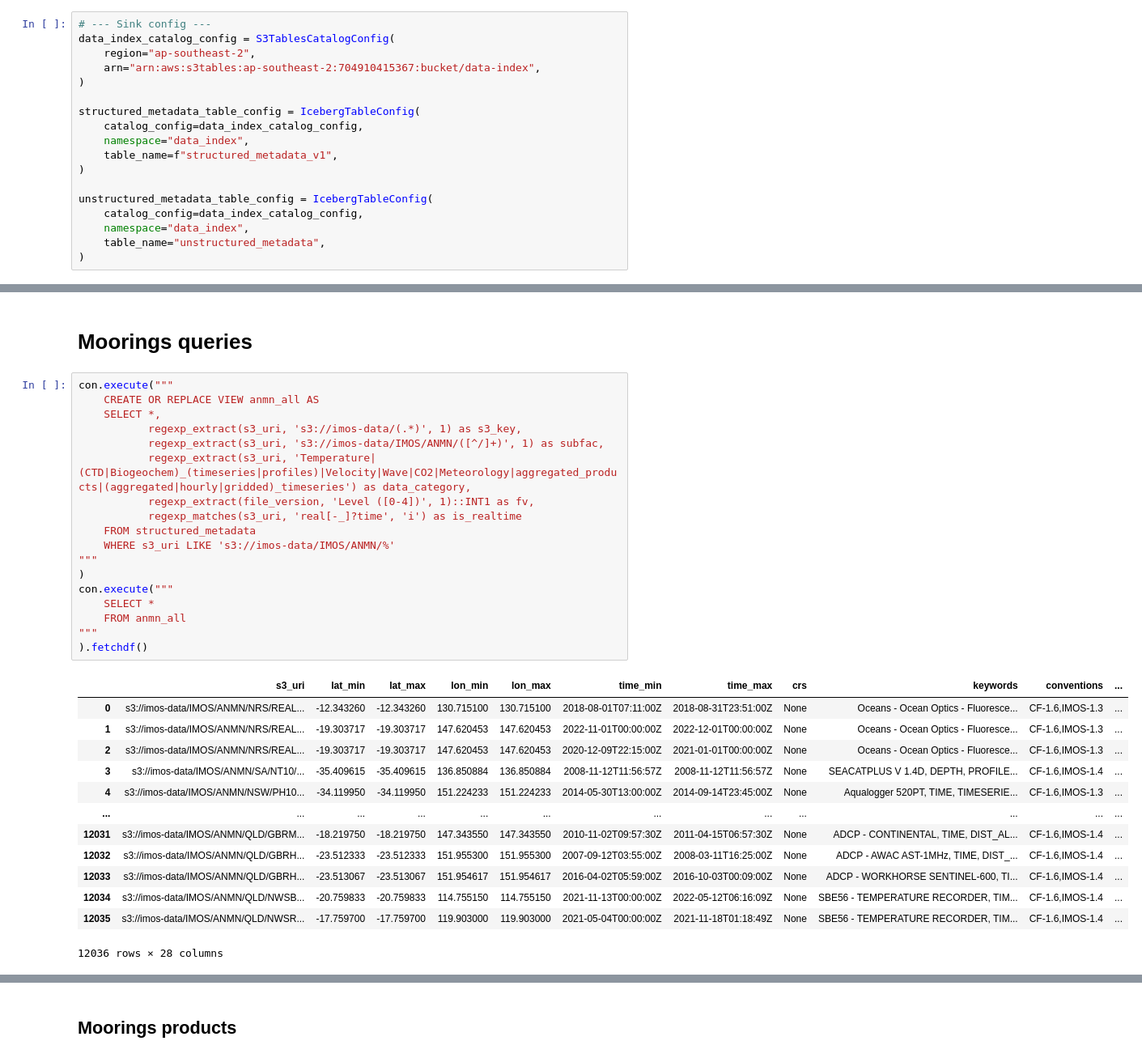
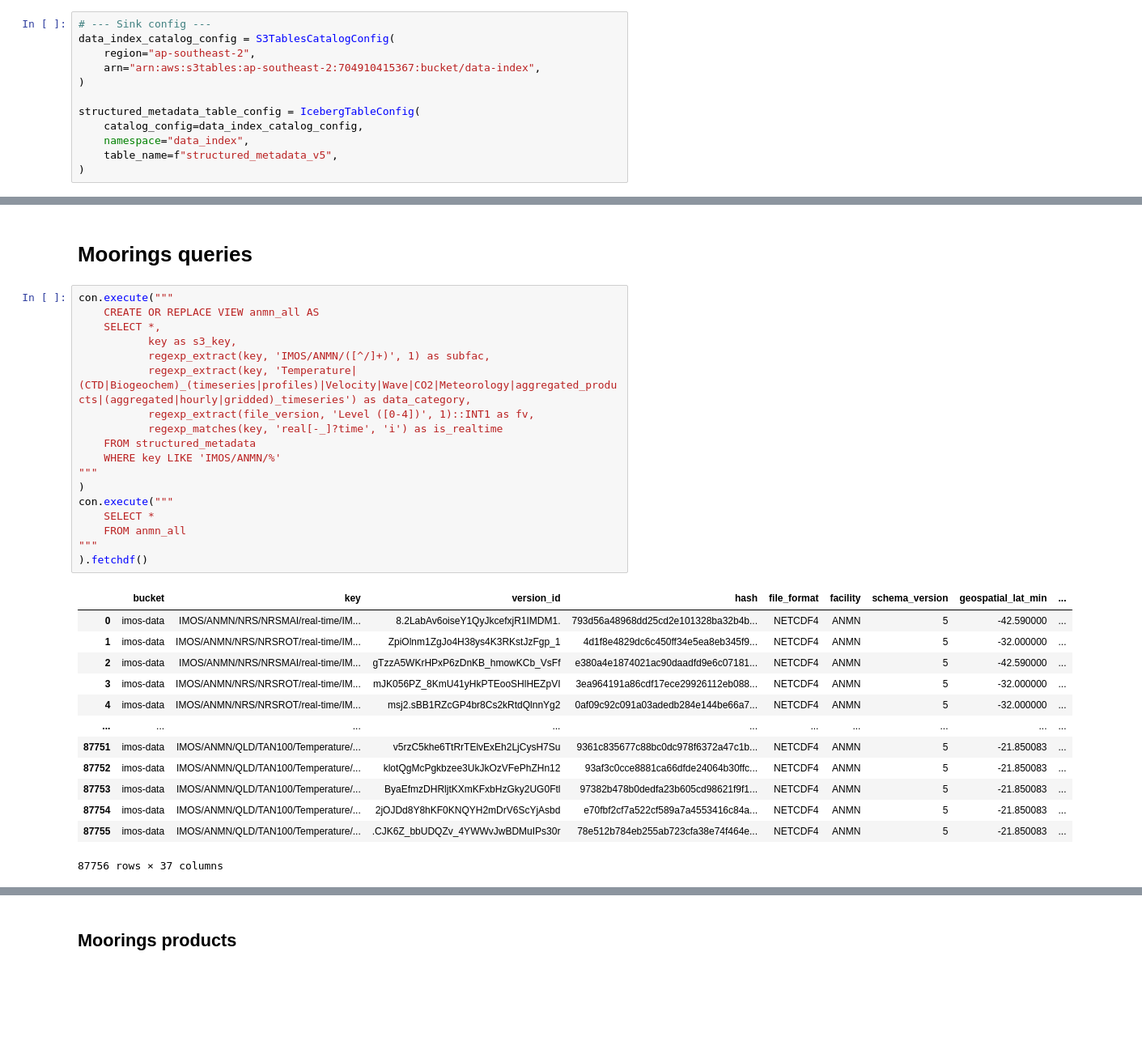
Before and after one commit to aodn/data-index, a Jupyter notebook: analysis/structured_metadata/data_management_queries.ipynb, the cells around one changed output, grey strips where cells are left out. Shown at 81% size. Drawn from its saved outputs; the diff is of its cells as text; blank space fills up the shorter version.

Commit message:
update to structured_metadata_v5

```diff
--- a/analysis/structured_metadata/data_management_queries.ipynb
+++ b/analysis/structured_metadata/data_management_queries.ipynb
@@ -14,13 +14,7 @@ data_index_catalog_config = S3TablesCatalogConfig(
 structured_metadata_table_config = IcebergTableConfig(
     catalog_config=data_index_catalog_config,
     namespace="data_index",
-    table_name=f"structured_metadata_v1",
+    table_name=f"structured_metadata_v5",
 )
-
-unstructured_metadata_table_config = IcebergTableConfig(
-    catalog_config=data_index_catalog_config,
-    namespace="data_index",
-    table_name="unstructured_metadata",
-)
 # %%
 structured_metadata = structured_metadata_table_config.load()
@@ -116,35 +105,35 @@ con.execute("""
 # %%
 con.execute("""
     CREATE OR REPLACE VIEW anmn_all AS
     SELECT *,
-           regexp_extract(s3_uri, 's3://imos-data/(.*)', 1) as s3_key,
-           regexp_extract(s3_uri, 's3://imos-data/IMOS/ANMN/([^/]+)', 1) as subfac,
-           regexp_extract(s3_uri, 'Temperature|(CTD|Biogeochem)_(timeseries|profiles)|Velocity|Wave|CO2|Meteorology|aggregated_products|(aggregated|hourly|gridded)_timeseries') as data_category,
+           key as s3_key,
+           regexp_extract(key, 'IMOS/ANMN/([^/]+)', 1) as subfac,
+           regexp_extract(key, 'Temperature|(CTD|Biogeochem)_(timeseries|profiles)|Velocity|Wave|CO2|Meteorology|aggregated_products|(aggregated|hourly|gridded)_timeseries') as data_category,
            regexp_extract(file_version, 'Level ([0-4])', 1)::INT1 as fv,
-           regexp_matches(s3_uri, 'real[-_]?time', 'i') as is_realtime
+           regexp_matches(key, 'real[-_]?time', 'i') as is_realtime
     FROM structured_metadata
-    WHERE s3_uri LIKE 's3://imos-data/IMOS/ANMN/%'
+    WHERE key LIKE 'IMOS/ANMN/%'
 """
 )
 con.execute("""
     SELECT *
     FROM anmn_all
 """
 ).fetchdf()
 # %% [output]
-|  | s3_uri | lat_min | lat_max | lon_min | lon_max | time_min | time_max | crs | keywords | conventions | ... |
-| 0 | s3://imos-data/IMOS/ANMN/NRS/REAL... | -12.343260 | -12.343260 | 130.715100 | 130.715100 | 2018-08-01T07:11:00Z | 2018-08-31T23:51:00Z | None | Oceans - Ocean Optics - Fluoresce... | CF-1.6,IMOS-1.3 | ... |
-| 1 | s3://imos-data/IMOS/ANMN/NRS/REAL... | -19.303717 | -19.303717 | 147.620453 | 147.620453 | 2022-11-01T00:00:00Z | 2022-12-01T00:00:00Z | None | Oceans - Ocean Optics - Fluoresce... | CF-1.6,IMOS-1.3 | ... |
-| 2 | s3://imos-data/IMOS/ANMN/NRS/REAL... | -19.303717 | -19.303717 | 147.620453 | 147.620453 | 2020-12-09T22:15:00Z | 2021-01-01T00:00:00Z | None | Oceans - Ocean Optics - Fluoresce... | CF-1.6,IMOS-1.3 | ... |
-| 3 | s3://imos-data/IMOS/ANMN/SA/NT10/... | -35.409615 | -35.409615 | 136.850884 | 136.850884 | 2008-11-12T11:56:57Z | 2008-11-12T11:56:57Z | None | SEACATPLUS V 1.4D, DEPTH, PROFILE... | CF-1.6,IMOS-1.4 | ... |
-| 4 | s3://imos-data/IMOS/ANMN/NSW/PH10... | -34.119950 | -34.119950 | 151.224233 | 151.224233 | 2014-05-30T13:00:00Z | 2014-09-14T23:45:00Z | None | Aqualogger 520PT, TIME, TIMESERIE... | CF-1.6,IMOS-1.3 | ... |
-| ... | ... | ... | ... | ... | ... | ... | ... | ... | ... | ... | ... |
-| 12031 | s3://imos-data/IMOS/ANMN/QLD/GBRM... | -18.219750 | -18.219750 | 147.343550 | 147.343550 | 2010-11-02T09:57:30Z | 2011-04-15T06:57:30Z | None | ADCP - CONTINENTAL, TIME, DIST_AL... | CF-1.6,IMOS-1.4 | ... |
-| 12032 | s3://imos-data/IMOS/ANMN/QLD/GBRH... | -23.512333 | -23.512333 | 151.955300 | 151.955300 | 2007-09-12T03:55:00Z | 2008-03-11T16:25:00Z | None | ADCP - AWAC AST-1MHz, TIME, DIST_... | CF-1.6,IMOS-1.4 | ... |
-| 12033 | s3://imos-data/IMOS/ANMN/QLD/GBRH... | -23.513067 | -23.513067 | 151.954617 | 151.954617 | 2016-04-02T05:59:00Z | 2016-10-03T00:09:00Z | None | ADCP - WORKHORSE SENTINEL-600, TI... | CF-1.6,IMOS-1.4 | ... |
-| 12034 | s3://imos-data/IMOS/ANMN/QLD/NWSB... | -20.759833 | -20.759833 | 114.755150 | 114.755150 | 2021-11-13T00:00:00Z | 2022-05-12T06:16:09Z | None | SBE56 - TEMPERATURE RECORDER, TIM... | CF-1.6,IMOS-1.4 | ... |
-| 12035 | s3://imos-data/IMOS/ANMN/QLD/NWSR... | -17.759700 | -17.759700 | 119.903000 | 119.903000 | 2021-05-04T00:00:00Z | 2021-11-18T01:18:49Z | None | SBE56 - TEMPERATURE RECORDER, TIM... | CF-1.6,IMOS-1.4 | ... |
+|  | bucket | key | version_id | hash | file_format | facility | schema_version | geospatial_lat_min | ... |
+| 0 | imos-data | IMOS/ANMN/NRS/NRSMAI/real-time/IM... | 8.2LabAv6oiseY1QyJkcefxjR1IMDM1. | 793d56a48968dd25cd2e101328ba32b4b... | NETCDF4 | ANMN | 5 | -42.590000 | ... |
+| 1 | imos-data | IMOS/ANMN/NRS/NRSROT/real-time/IM... | ZpiOlnm1ZgJo4H38ys4K3RKstJzFgp_1 | 4d1f8e4829dc6c450ff34e5ea8eb345f9... | NETCDF4 | ANMN | 5 | -32.000000 | ... |
+| 2 | imos-data | IMOS/ANMN/NRS/NRSMAI/real-time/IM... | gTzzA5WKrHPxP6zDnKB_hmowKCb_VsFf | e380a4e1874021ac90daadfd9e6c07181... | NETCDF4 | ANMN | 5 | -42.590000 | ... |
+| 3 | imos-data | IMOS/ANMN/NRS/NRSROT/real-time/IM... | mJK056PZ_8KmU41yHkPTEooSHlHEZpVI | 3ea964191a86cdf17ece29926112eb088... | NETCDF4 | ANMN | 5 | -32.000000 | ... |
+| 4 | imos-data | IMOS/ANMN/NRS/NRSROT/real-time/IM... | msj2.sBB1RZcGP4br8Cs2kRtdQlnnYg2 | 0af09c92c091a03adedb284e144be66a7... | NETCDF4 | ANMN | 5 | -32.000000 | ... |
+| ... | ... | ... | ... | ... | ... | ... | ... | ... | ... |
+| 87751 | imos-data | IMOS/ANMN/QLD/TAN100/Temperature/... | v5rzC5khe6TtRrTElvExEh2LjCysH7Su | 9361c835677c88bc0dc978f6372a47c1b... | NETCDF4 | ANMN | 5 | -21.850083 | ... |
+| 87752 | imos-data | IMOS/ANMN/QLD/TAN100/Temperature/... | klotQgMcPgkbzee3UkJkOzVFePhZHn12 | 93af3c0cce8881ca66dfde24064b30ffc... | NETCDF4 | ANMN | 5 | -21.850083 | ... |
+| 87753 | imos-data | IMOS/ANMN/QLD/TAN100/Temperature/... | ByaEfmzDHRljtKXmKFxbHzGky2UG0Ftl | 97382b478b0dedfa23b605cd98621f9f1... | NETCDF4 | ANMN | 5 | -21.850083 | ... |
+| 87754 | imos-data | IMOS/ANMN/QLD/TAN100/Temperature/... | 2jOJDd8Y8hKF0KNQYH2mDrV6ScYjAsbd | e70fbf2cf7a522cf589a7a4553416c84a... | NETCDF4 | ANMN | 5 | -21.850083 | ... |
+| 87755 | imos-data | IMOS/ANMN/QLD/TAN100/Temperature/... | .CJK6Z_bbUDQZv_4YWWvJwBDMuIPs30r | 78e512b784eb255ab723cfa38e74f464e... | NETCDF4 | ANMN | 5 | -21.850083 | ... |
-12036 rows × 28 columns
+87756 rows × 37 columns
 # %%
 # Sub-facility summary
 con.execute("""
```
Also changed, not shown: parts of 11 cells of this notebook.
